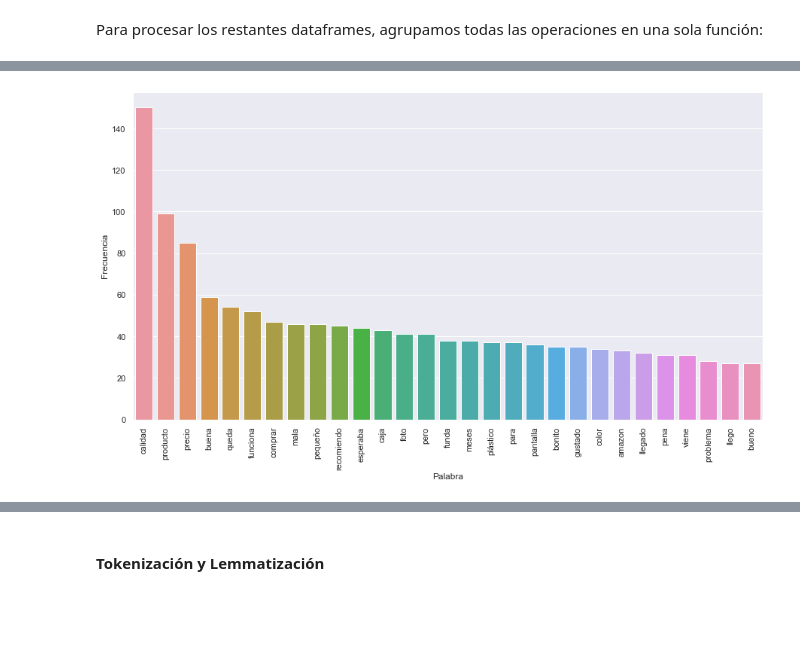
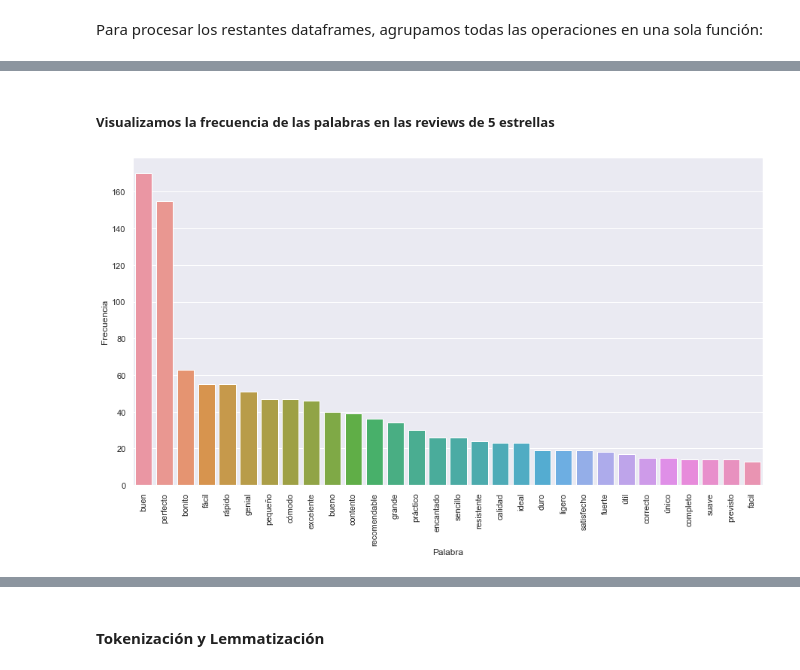
Before and after one commit to lusalmeron/Acamica-DS-Proyecto-3-NLP, a Jupyter notebook: Consigna_Proyecto_03_NLP.ipynb, the cells around one changed output, grey strips where cells are left out. Cells and saved outputs as stored; diff of their text form; code cells hidden in the pictures; blank space fills up the shorter version.

```diff
--- a/Consigna_Proyecto_03_NLP.ipynb
+++ b/Consigna_Proyecto_03_NLP.ipynb
@@ -302,11 +307,8 @@ todas_reviews_1 = []
 for i in data_star_1.index:
     review1 = data_star_1.review_body[i] #seleccionar el titular
     sent = nlp(review1.lower())
-    # review1 = RegexpTokenizer('\w+').tokenize(review1) # Tokenizar con RegexpTokenizer
     for token in sent:
-        # temp = [w for w in review1 if w.pos_ == 'ADJ'] # Filtrar sólo adjetivos
-        # review1 = [w.lower() for w in review1 if w not in stopwords_spacy or len(w)>3] # Filtrar por stopwords y cantidad de caracteres
-        if (token.pos_ == "ADJ"):
+        if (token.pos_ == "ADJ" and token not in stopwords_spacy):
             temp = token.lemma_
             todas_reviews_1.append(temp) #agregar el resultado a la lista
 
@@ -387,16 +388,21 @@ plt.show()
 # %% [markdown]
 Para procesar los restantes dataframes, agrupamos todas las operaciones en una sola función:
 # %%
-def word_frecquency_df(dataframe):
+def adj_list(dataframe):
     todas_reviews = []
     for i in dataframe.index:
         review1 = dataframe.review_body[i] #seleccionar el titular
-        review1 = RegexpTokenizer('\w+').tokenize(review1) # Tokenizar con RegexpTokenizer
-        review1 = [w.lower() for w in review1 if w not in stopwords_spacy] # Filtrar por stopwords
-        review1 = [w for w in review1 if len(w)>3 ] # Filtrar a las que tienen menos de 3 caracteres, salvo el 'no'
-        todas_reviews.append(review1) # Agregar el resultado a la lista
-    plain_todas_reviews = list(itertools.chain(*todas_reviews)) # Aplanar la lista
-    freq_revs = nltk.FreqDist(plain_todas_reviews) # Obtener frecuencia por palabra
+        sent = nlp(review1.lower())
+        # review1 = RegexpTokenizer('\w+').tokenize(review1) # Tokenizar con RegexpTokenizer
+        for token in sent:
+            if (token.pos_ == "ADJ" and str(token) not in stopwords_spacy):
+                temp = token.lemma_
+                todas_reviews.append(temp) #agregar el resultado a la lista
+    return todas_reviews
+
+def adj_frecquency_df(todas_reviews):
+    # plain_todas_reviews = list(itertools.chain(*todas_reviews)) # Aplanar la lista
+    freq_revs = nltk.FreqDist(todas_reviews) # Obtener frecuencia por palabra
     df_revs = pd.DataFrame(freq_revs.items(), columns = ['Palabra', 'Frecuencia']) # Crear nuevo df
     df_revs.sort_values(by=['Frecuencia'], inplace=True, ascending=False) # Ordenar valores por frecuencia
     df_revs.reset_index(drop = True, inplace=True) # Resetear index
@@ -428,0 +410,6 @@ Visualización: <br>
+# %%
+# Listamos los adjetivos de las reviews con 5 estrellas
+todas_reviews_5 = adj_list(data_star_5)
+# %%
+df_rev_frec_5 = adj_frecquency_df(todas_reviews_5)
+df_rev_frec_5
@@ -429,9 +430,11 @@ Visualización: <br>
+# %% [markdown]
+##### Visualizamos la frecuencia de las palabras en las reviews de 5 estrellas
 # %%
 # Generamos gráfico con valores
 plt.figure(figsize = (15,8))
-plot = sns.barplot(x  = df_rev_frec_2.iloc[1:30].Palabra, y = df_rev_frec_2.iloc[1:30].Frecuencia)
+plot = sns.barplot(x  = df_rev_frec_5.iloc[:30].Palabra, y = df_rev_frec_5.iloc[:30].Frecuencia)
 for item in plot.get_xticklabels():
     item.set_rotation(90)
 plt.show()
 # %% [output]
-[figure, old version]
+[figure, new version]
```
Also changed, not shown: parts of 21 cells of this notebook, 1 other file.
